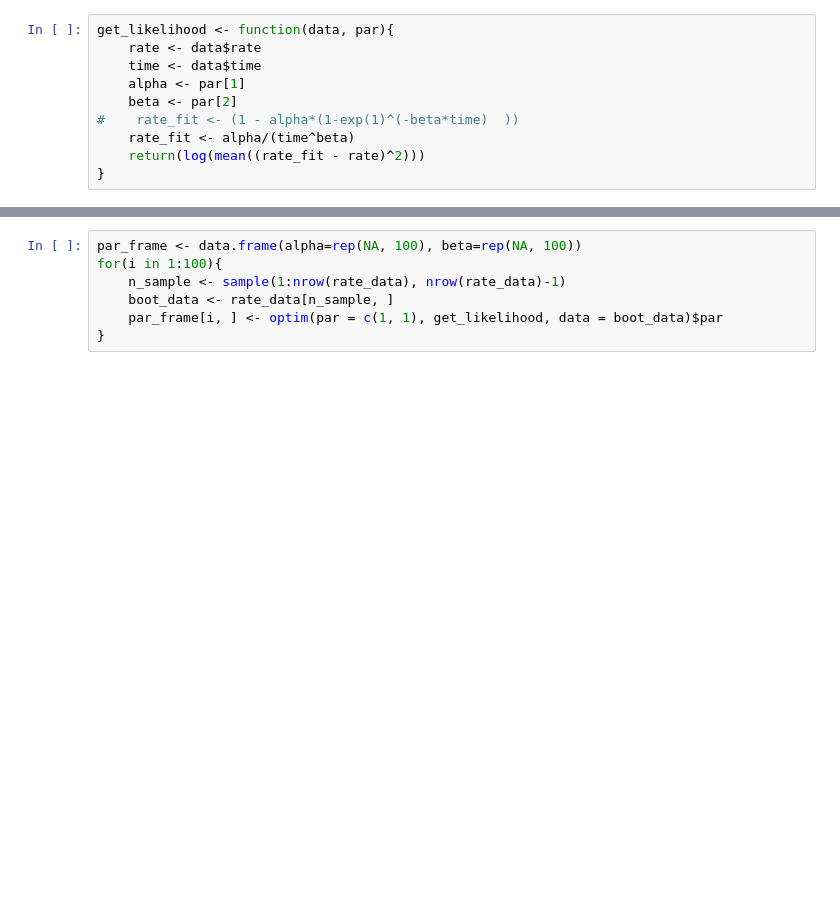
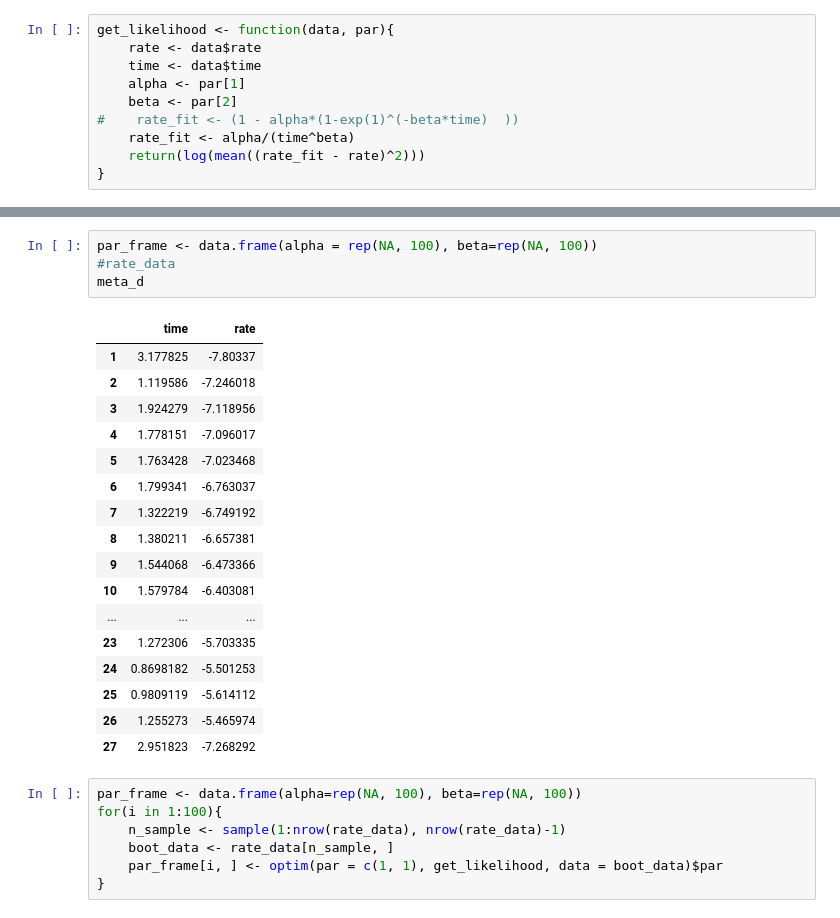
Before and after one commit to sebastianduchene/bacterial_rates_notebooks, a Jupyter notebook: fit_rate_decay.ipynb, the cells around one changed output, grey strips where cells are left out. Saved outputs shown, nothing was run; the diff lists cells and outputs as text; blank space fills up the shorter version.

```diff
--- a/fit_rate_decay.ipynb
+++ b/fit_rate_decay.ipynb
@@ -209,3 +198,25 @@ NULL
+# %%
+par_frame <- data.frame(alpha = rep(NA, 100), beta=rep(NA, 100))
+#rate_data
+meta_d
+# %% [output]
+|  | time | rate |
+| 1 | 3.177825 | -7.80337 |
+| 2 | 1.119586 | -7.246018 |
+| 3 | 1.924279 | -7.118956 |
+| 4 | 1.778151 | -7.096017 |
+| 5 | 1.763428 | -7.023468 |
+| 6 | 1.799341 | -6.763037 |
+| 7 | 1.322219 | -6.749192 |
+| 8 | 1.380211 | -6.657381 |
+| 9 | 1.544068 | -6.473366 |
+| 10 | 1.579784 | -6.403081 |
+| ... | ... | ... |
+| 23 | 1.272306 | -5.703335 |
+| 24 | 0.8698182 | -5.501253 |
+| 25 | 0.9809119 | -5.614112 |
+| 26 | 1.255273 | -5.465974 |
+| 27 | 2.951823 | -7.268292 |
 # %%
 par_frame <- data.frame(alpha=rep(NA, 100), beta=rep(NA, 100))
 for(i in 1:100){
```
Also changed, not shown: parts of 5 cells of this notebook.
